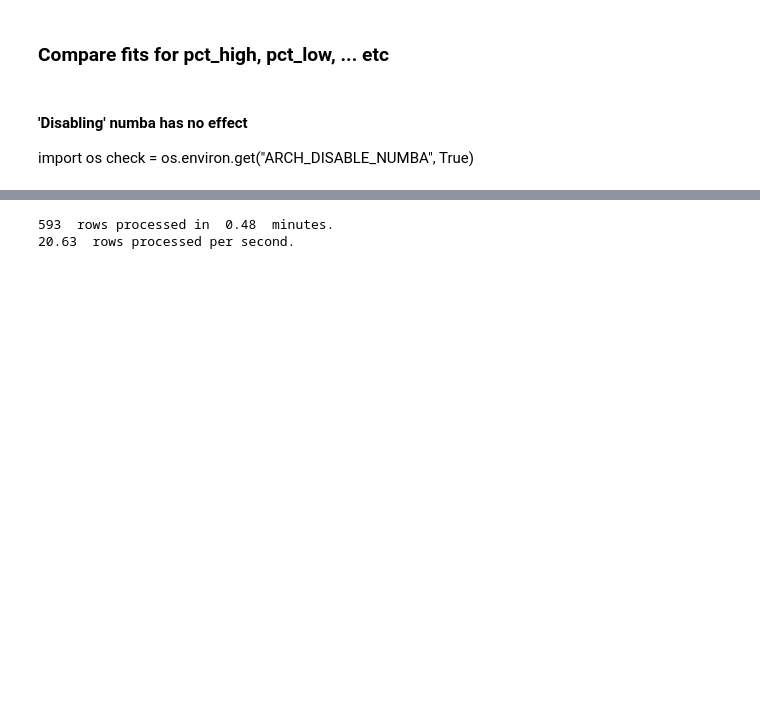
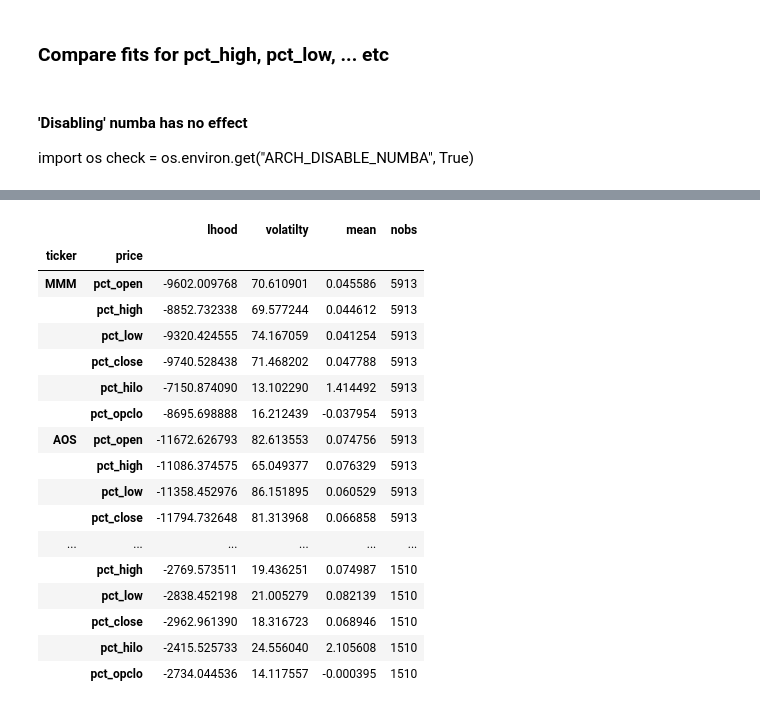
Before and after one commit to kwoodle/ktrade_volatility, a Jupyter notebook: notebooks/garch3.ipynb, the cells around one changed output, grey strips where cells are left out. Drawn from its saved outputs; the diff is of its cells as text; code cells hidden in the pictures; blank space fills up the shorter version.

Commit message:
In notebooks. Fix create_engine. Fix symbols with options. Change DataFrame append to concat. Fix sql for new databases.

```diff
--- a/notebooks/garch3.ipynb
+++ b/notebooks/garch3.ipynb
@@ -117,17 +66,29 @@ See scipy.optimize.fmin_slsqp for code meaning.
-# %%
-total_rows = len(cmp.index)
-time_now = time.time()
-elapsed_sec = time_now - start_time
-elapsed_min = elapsed_sec/60.
-elapsed_minf = "{:.2f}".format(elapsed_min)
-elapsed_secf = "{:.2f}".format(elapsed_sec)
-print(total_rows, " rows processed in ", elapsed_minf, " minutes.")
-rows_per_sec = total_rows/elapsed_sec
-rows_per_secf = "{:.2f}".format(rows_per_sec)
-print(rows_per_secf, " rows processed per second.")
-# %% [output]
-593  rows processed in  0.48  minutes.
-20.63  rows processed per second.
+# %%
+
+# rows -> DataFrame cmp
+cmp = pd.DataFrame(calc_arch(tickers, prices, conn), columns=['ticker', 'price', 'lhood', 'volatilty', 'mean', 'nobs'])
+
+compare = cmp.set_index(['ticker','price'])
+compare.head(36)
+# %% [output]
+|  |  | lhood | volatilty | mean | nobs |
+| ticker | price |  |  |  |  |
+| MMM | pct_open | -9602.009768 | 70.610901 | 0.045586 | 5913 |
+|  | pct_high | -8852.732338 | 69.577244 | 0.044612 | 5913 |
+|  | pct_low | -9320.424555 | 74.167059 | 0.041254 | 5913 |
+|  | pct_close | -9740.528438 | 71.468202 | 0.047788 | 5913 |
+|  | pct_hilo | -7150.874090 | 13.102290 | 1.414492 | 5913 |
+|  | pct_opclo | -8695.698888 | 16.212439 | -0.037954 | 5913 |
+| AOS | pct_open | -11672.626793 | 82.613553 | 0.074756 | 5913 |
+|  | pct_high | -11086.374575 | 65.049377 | 0.076329 | 5913 |
+|  | pct_low | -11358.452976 | 86.151895 | 0.060529 | 5913 |
+|  | pct_close | -11794.732648 | 81.313968 | 0.066858 | 5913 |
+| ... | ... | ... | ... | ... | ... |
+|  | pct_high | -2769.573511 | 19.436251 | 0.074987 | 1510 |
+|  | pct_low | -2838.452198 | 21.005279 | 0.082139 | 1510 |
+|  | pct_close | -2962.961390 | 18.316723 | 0.068946 | 1510 |
+|  | pct_hilo | -2415.525733 | 24.556040 | 2.105608 | 1510 |
+|  | pct_opclo | -2734.044536 | 14.117557 | -0.000395 | 1510 |
 # %%
 compare[['lhood']].plot(bins=100, kind='hist')
 # %% [output]
```
Also changed, not shown: parts of 8 cells of this notebook, 5 other files.
